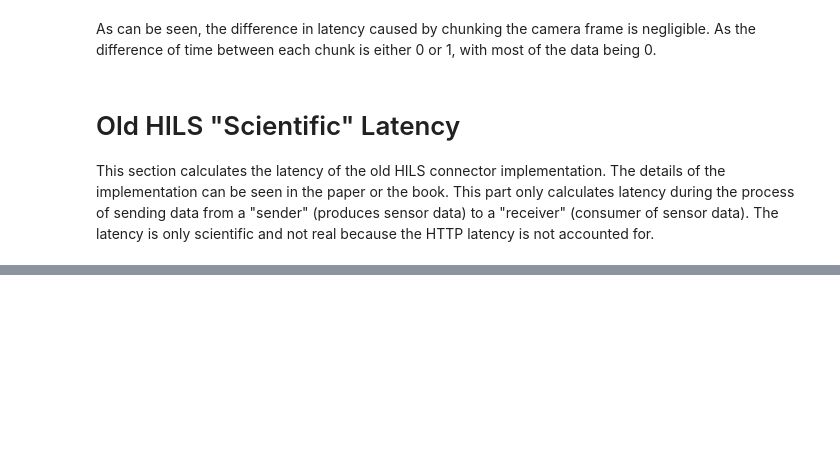
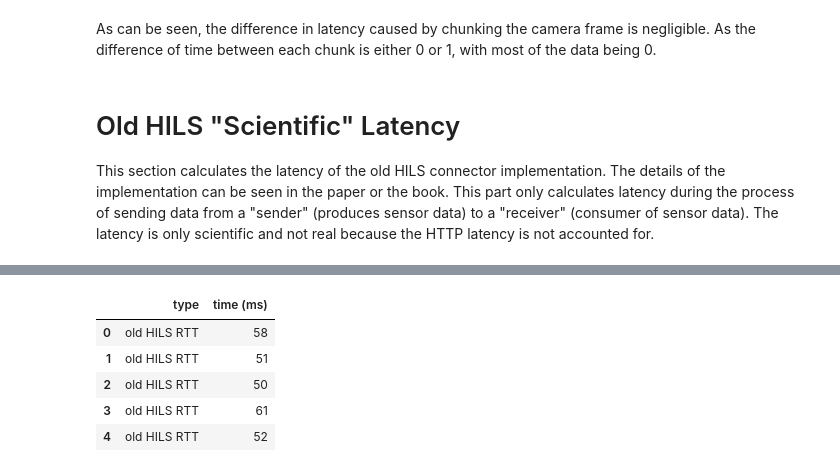
Before and after one commit to jspmarc/final-project-data, a Jupyter notebook: reader.ipynb, the cells around one changed output, grey strips where cells are left out. Saved outputs shown, nothing was run; the diff lists cells and outputs as text; code cells hidden in the pictures; blank space fills up the shorter version.

```diff
--- a/reader.ipynb
+++ b/reader.ipynb
@@ -168,0 +189,11 @@ This section calculates the latency of the old HILS connector implementation. Th
+# %%
+old_hils_rtt = old_hils_recv + old_hils_send
+old_hils_rtt[COLS[0]] = "old HILS RTT"
+old_hils_rtt.head()
+# %% [output]
+|  | type | time (ms) |
+| 0 | old HILS RTT | 58 |
+| 1 | old HILS RTT | 51 |
+| 2 | old HILS RTT | 50 |
+| 3 | old HILS RTT | 61 |
+| 4 | old HILS RTT | 52 |
```
Also changed, not shown: parts of 8 cells of this notebook.
